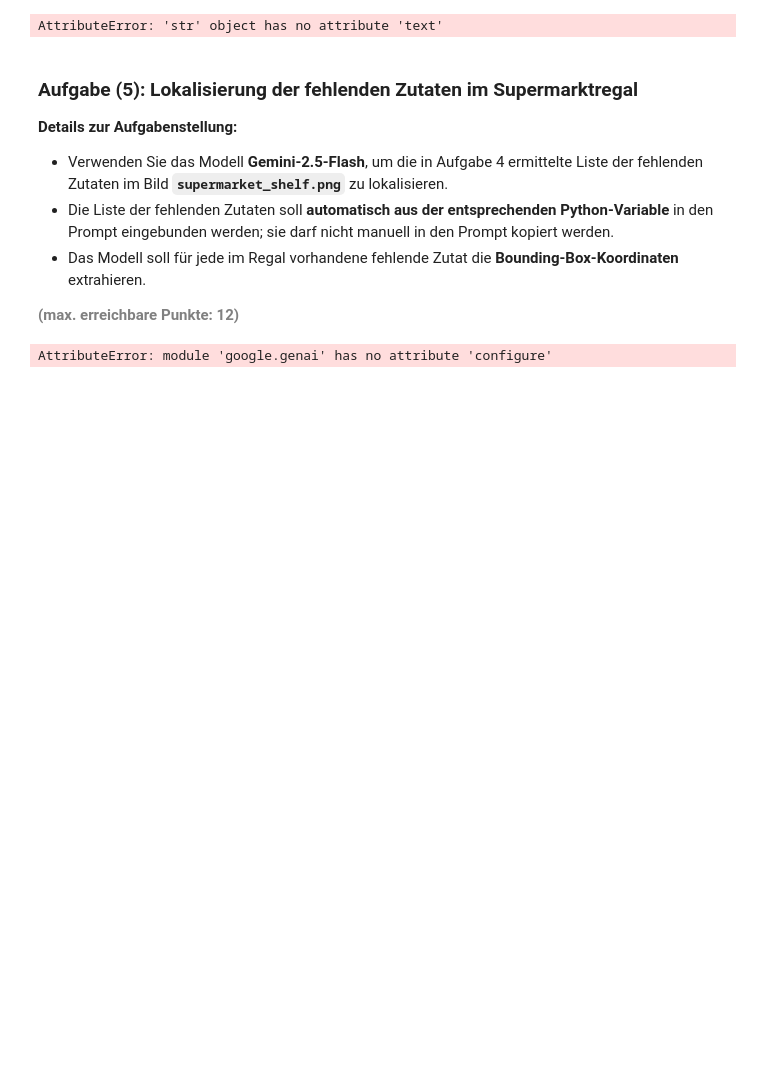
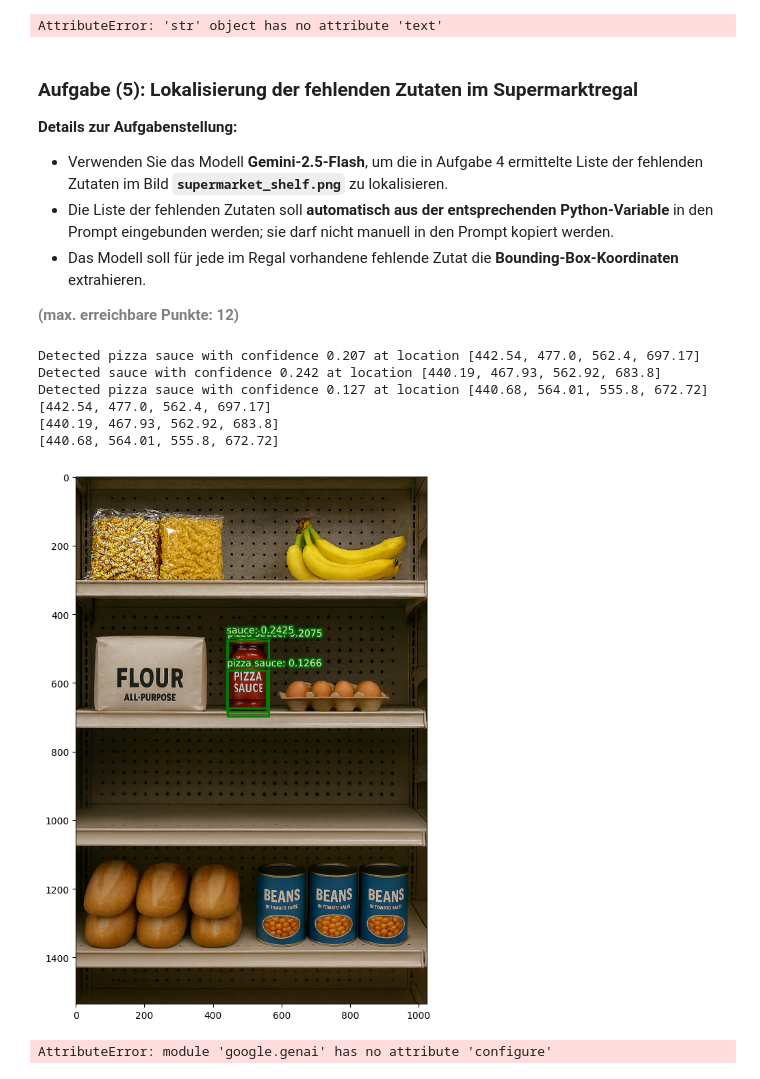
Before and after one commit to migifor-forstmi4/MultimodalInteraction_ObjDet, a Jupyter notebook: AP03/Data/AP03_Multimodal_Interactions_Images.ipynb, the cells around one changed output. Cells and saved outputs as stored; diff of their text form; code cells hidden in the pictures; blank space fills up the shorter version.

```diff
--- a/AP03/Data/AP03_Multimodal_Interactions_Images.ipynb
+++ b/AP03/Data/AP03_Multimodal_Interactions_Images.ipynb
@@ -379,6 +380,84 @@ AttributeError: 'str' object has no attribute 'text'
 
 
 <b style="color: gray;">(max. erreichbare Punkte: 12)</b>
+# %%
+import matplotlib.pyplot as plt
+import matplotlib.patheffects as pe
+from PIL import Image
+import torch
+
+from transformers import OwlViTProcessor, OwlViTForObjectDetection
+
+image = Image.open("/workspaces/MultimodalInteraction_ObjDet/AP03/Data/supermarket_shelf.png")
+
+processor = OwlViTProcessor.from_pretrained("google/owlvit-base-patch32")
+model = OwlViTForObjectDetection.from_pretrained("google/owlvit-base-patch32")
+
+
+text_labels = [["sauce","pizza sauce"]]
+
+inputs = processor(text=text_labels, images=image, return_tensors="pt")
+outputs = model(**inputs)
+
+# Target image sizes (height, width) to rescale box predictions [batch_size, 2]
+target_sizes = torch.tensor([(image.height, image.width)])
+
+# Convert outputs (bounding boxes and class logits) to Pascal VOC format (xmin, ymin, xmax, ymax)
+results = processor.post_process_grounded_object_detection(
+    outputs=outputs, target_sizes=target_sizes, threshold=0.1, text_labels=text_labels
+)
+# Retrieve predictions for the first image for the corresponding text queries
+result = results[0]
+boxes, scores, text_labels = result["boxes"], result["scores"], result["text_labels"]
+
+for box, score, text_label in zip(boxes, scores, text_labels):
+    box = [round(i, 2) for i in box.tolist()]
+    print(f"Detected {text_label} with confidence {round(score.item(), 3)} at location {box}")
+
+
+def show_box(box, ax):
+    print(box)
+    x0, y0 = box[0], box[1]
+    w, h = box[2] - box[0], box[3] - box[1]
+    ax.add_patch(
+        plt.Rectangle((x0, y0), w, h, edgecolor="green", facecolor=(0, 0, 0, 0), lw=2)
+    )
+
+
+def show_boxes_and_labels_on_image(raw_image, boxes, labels, scores):
+    plt.figure(figsize=(10, 10))
+    plt.imshow(raw_image)
+    for i, box in enumerate(boxes):
+        box = [round(i, 2) for i in box.tolist()]
+        show_box(box, plt.gca())
+        plt.text(
+            x=box[0],
+            y=box[1] - 12,
+            s=f"{labels[i]}: {scores[i]:,.4f}",
+            c="beige",
+            path_effects=[pe.withStroke(linewidth=4, foreground="darkgreen")],
+        )
+    plt.axis("on")
+    plt.show()
+    #lt.savefig("streetscene_with_detections.jpg")
+
+
+
+# Show the image with the bounding boxes
+show_boxes_and_labels_on_image(
+    image,
+    boxes,
+    text_labels,
+    scores
+)
+# %% [output]
+Detected pizza sauce with confidence 0.207 at location [442.54, 477.0, 562.4, 697.17]
+Detected sauce with confidence 0.242 at location [440.19, 467.93, 562.92, 683.8]
+Detected pizza sauce with confidence 0.127 at location [440.68, 564.01, 555.8, 672.72]
+[442.54, 477.0, 562.4, 697.17]
+[440.19, 467.93, 562.92, 683.8]
+[440.68, 564.01, 555.8, 672.72]
+[figure, added]
 # %%
 from dotenv import load_dotenv
 from google import genai
```
Also changed, not shown: parts of 1 cell of this notebook.
